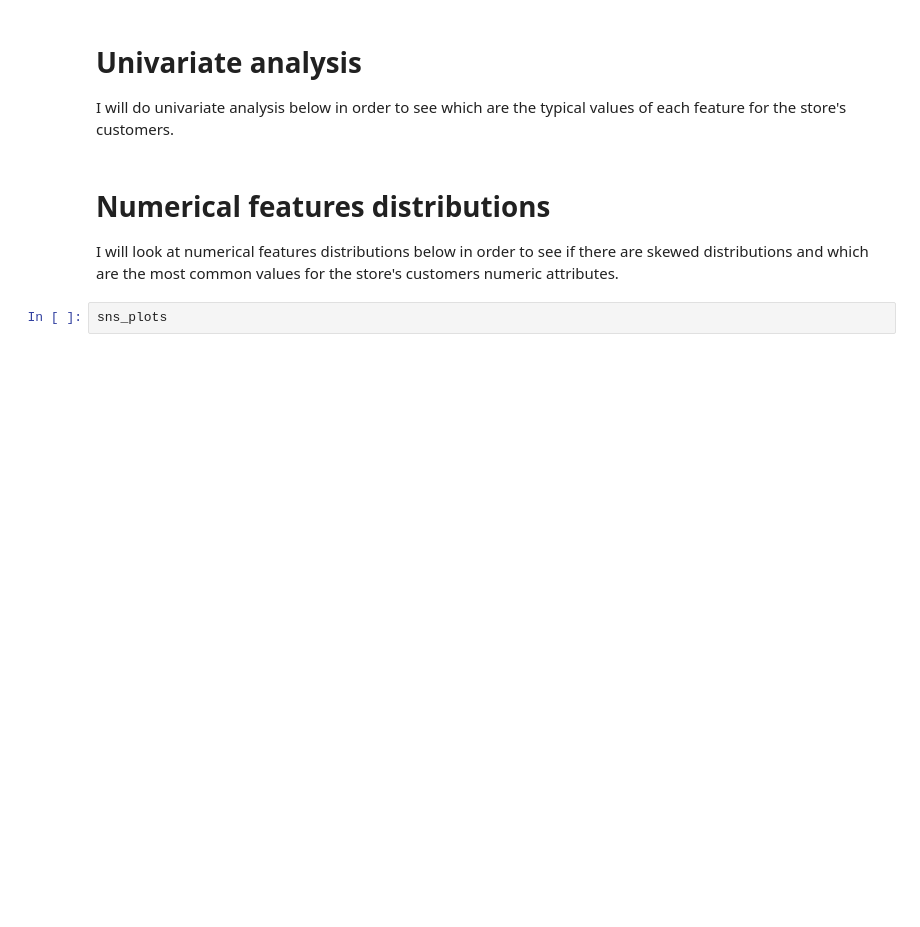
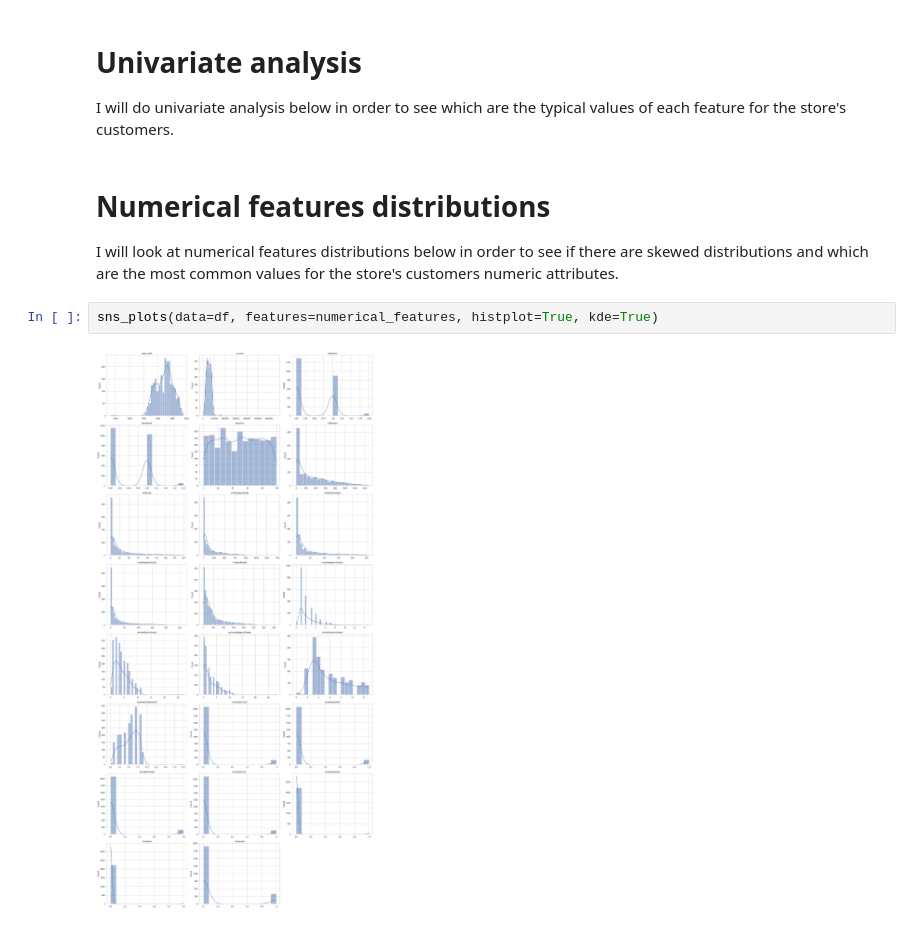
Before and after one commit to allmeidaapedro/Customer-Segmentation-Retail, a Jupyter notebook: notebooks/eda.ipynb, the cells around one changed output. Drawn from its saved outputs; the diff is of its cells as text; blank space fills up the shorter version.

```diff
--- a/notebooks/eda.ipynb
+++ b/notebooks/eda.ipynb
@@ -273,5 +273,7 @@ I will do univariate analysis below in order to see which are the typical values
 # %% [markdown]
 # Numerical features distributions
 I will look at numerical features distributions below in order to see if there are skewed distributions and which are the most common values for the store's customers numeric attributes.
-# %%
-sns_plots
+# %%
+sns_plots(data=df, features=numerical_features, histplot=True, kde=True)
+# %% [output]
+[figure, added]
```
Also changed, not shown: parts of 5 cells of this notebook, 5 other files.
